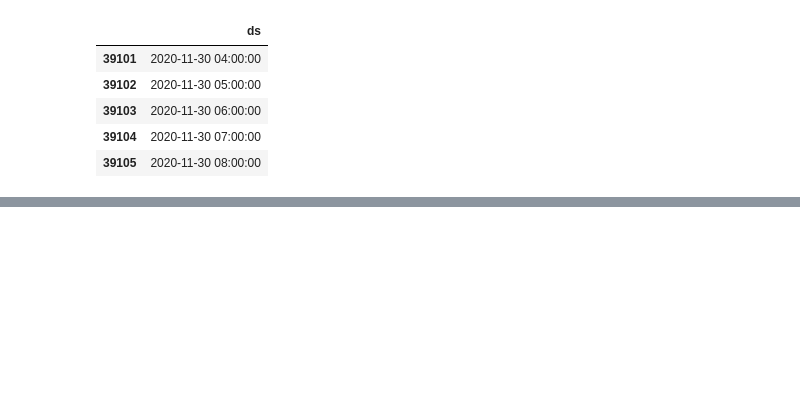
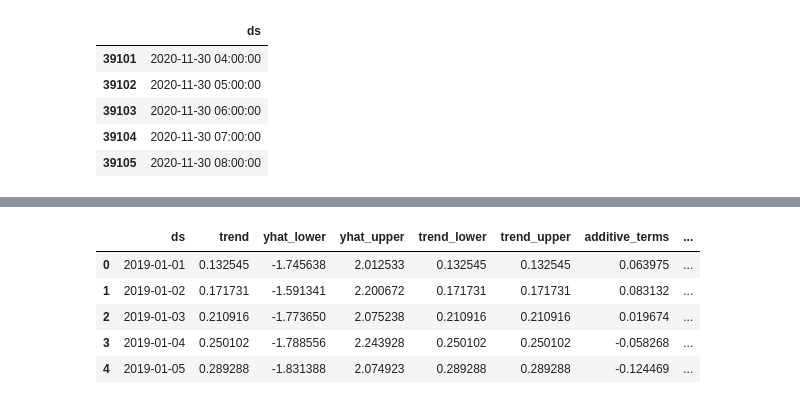
Before and after one commit to sobiiyver/Module-11-Challenge, a Jupyter notebook: Module_11_Challenge.ipynb, the cells around one changed output, grey strips where cells are left out. Drawn from its saved outputs; the diff is of its cells as text; code cells hidden in the pictures; blank space fills up the shorter version.

```diff
--- a/Module_11_Challenge.ipynb
+++ b/Module_11_Challenge.ipynb
@@ -455,0 +473,5 @@ figures_mercado_trends = model_mercado_trends.plot_components(forecast_mercado_t
+# %%
+df_mercado = pd.read_csv("mercado_daily_revenue.csv",index_col='date',parse_dates=True,infer_datetime_format=True).dropna()
+
+# Review the DataFrame
+display(df_mercado)
@@ -455,0 +564,13 @@ figures_mercado_trends = model_mercado_trends.plot_components(forecast_mercado_t
+# %%
+# Make predictions for the sales each day over the next quarter
+mercado_sales_prophet_forecast = mercado_sales_prophet_model.predict(mercado_sales_prophet_future)
+
+# Display the first 5 rows of the resulting DataFrame
+mercado_sales_prophet_forecast.head()
+# %% [output]
+|  | ds | trend | yhat_lower | yhat_upper | trend_lower | trend_upper | additive_terms | ... |
+| 0 | 2019-01-01 | 0.132545 | -1.745638 | 2.012533 | 0.132545 | 0.132545 | 0.063975 | ... |
+| 1 | 2019-01-02 | 0.171731 | -1.591341 | 2.200672 | 0.171731 | 0.171731 | 0.083132 | ... |
+| 2 | 2019-01-03 | 0.210916 | -1.773650 | 2.075238 | 0.210916 | 0.210916 | 0.019674 | ... |
+| 3 | 2019-01-04 | 0.250102 | -1.788556 | 2.243928 | 0.250102 | 0.250102 | -0.058268 | ... |
+| 4 | 2019-01-05 | 0.289288 | -1.831388 | 2.074923 | 0.289288 | 0.289288 | -0.124469 | ... |
```
Also changed, not shown: parts of 24 cells of this notebook.
